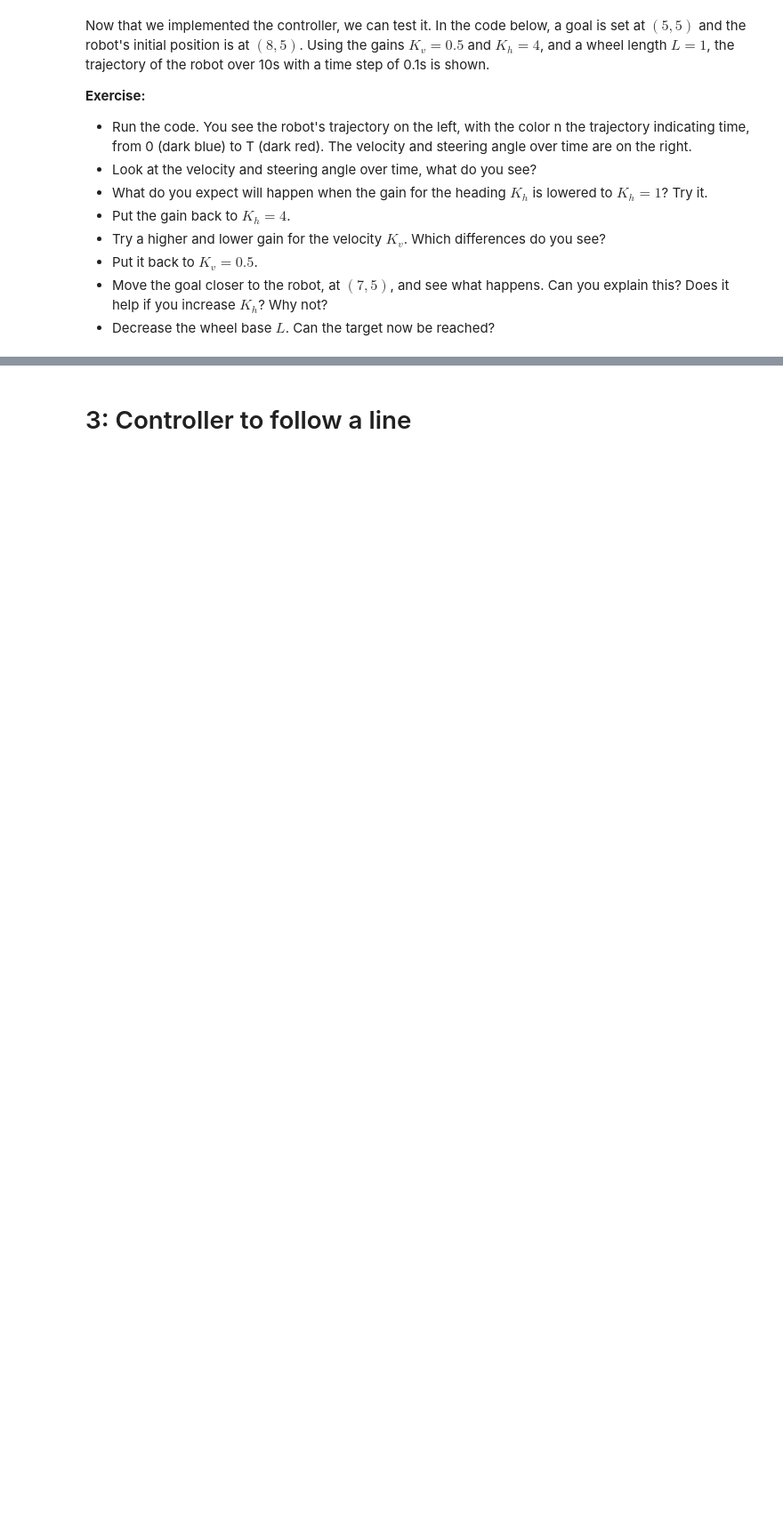
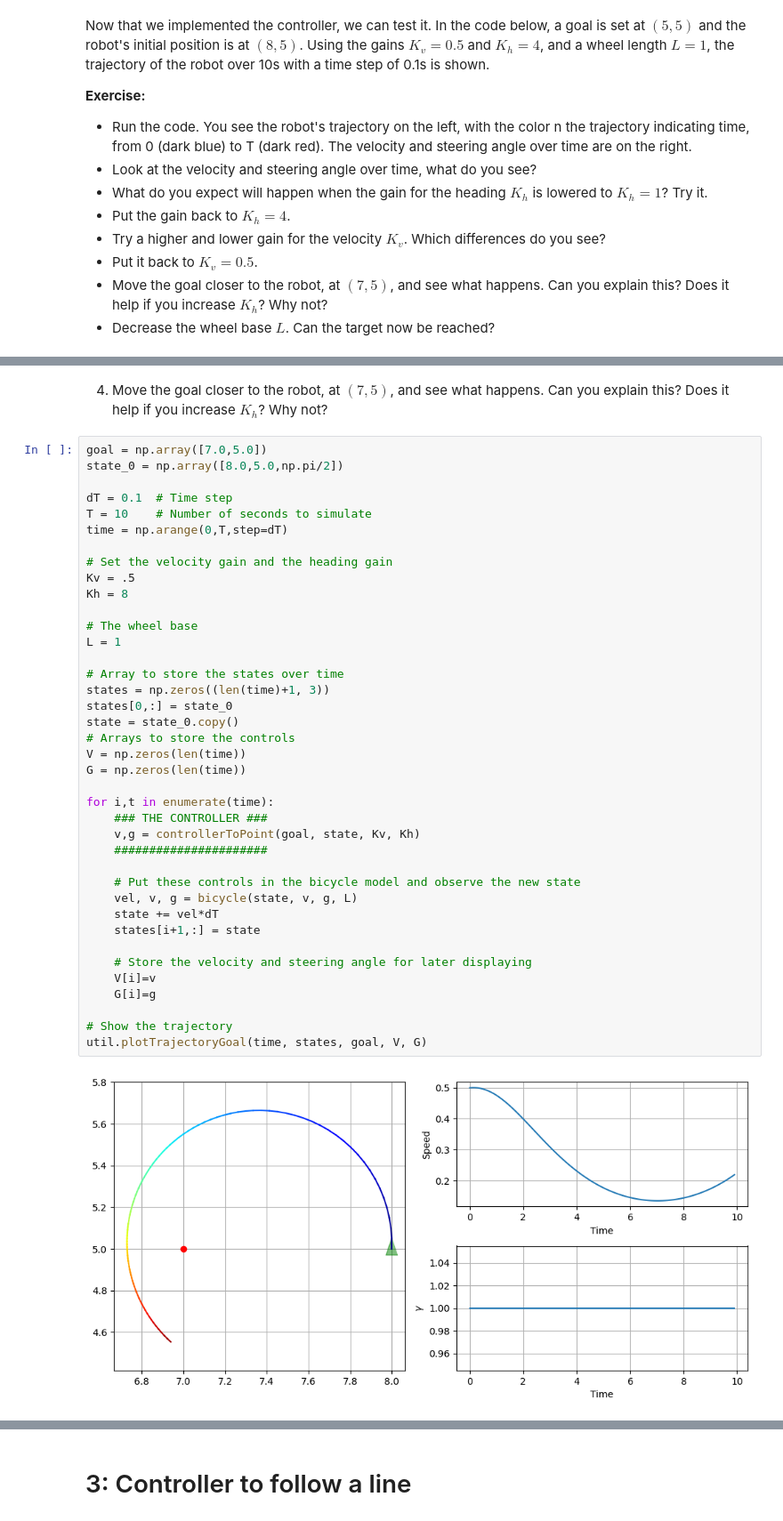
Before and after one commit to loganrower/FTE-Mobile_Robotics, a Jupyter notebook: Week2/t04_control_of_wheeled_robot/t04_control_of_wheeled_robot.ipynb, the cells around one changed output, grey strips where cells are left out. Shown: that part at 89% size. Saved outputs shown, nothing was run; the diff lists cells and outputs as text; blank space fills up the shorter version.

```diff
--- a/Week2/t04_control_of_wheeled_robot/t04_control_of_wheeled_robot.ipynb
+++ b/Week2/t04_control_of_wheeled_robot/t04_control_of_wheeled_robot.ipynb
@@ -245,0 +392,43 @@ util.plotTrajectoryGoal(time, states, goal, V, G)
+# %% [markdown]
+4. Move the goal closer to the robot, at $(7,5)$, and see what happens. Can you explain this? Does it help if you increase $K_h$? Why not?
+# %%
+goal = np.array([7.0,5.0])
+state_0 = np.array([8.0,5.0,np.pi/2])
+
+dT = 0.1  # Time step
+T = 10    # Number of seconds to simulate
+time = np.arange(0,T,step=dT)
+
+# Set the velocity gain and the heading gain
+Kv = .5
+Kh = 8
+
+# The wheel base
+L = 1
+
+# Array to store the states over time
+states = np.zeros((len(time)+1, 3))
+states[0,:] = state_0
+state = state_0.copy()
+# Arrays to store the controls
+V = np.zeros(len(time))
+G = np.zeros(len(time))
+
+for i,t in enumerate(time):
+    ### THE CONTROLLER ###
+    v,g = controllerToPoint(goal, state, Kv, Kh)
+    ######################
+
+    # Put these controls in the bicycle model and observe the new state
+    vel, v, g = bicycle(state, v, g, L)
+    state += vel*dT
+    states[i+1,:] = state
+
+    # Store the velocity and steering angle for later displaying
+    V[i]=v
+    G[i]=g
+
+# Show the trajectory
+util.plotTrajectoryGoal(time, states, goal, V, G)
+# %% [output]
+[figure, added]
```
Also changed, not shown: parts of 25 cells of this notebook, 1 other file.
